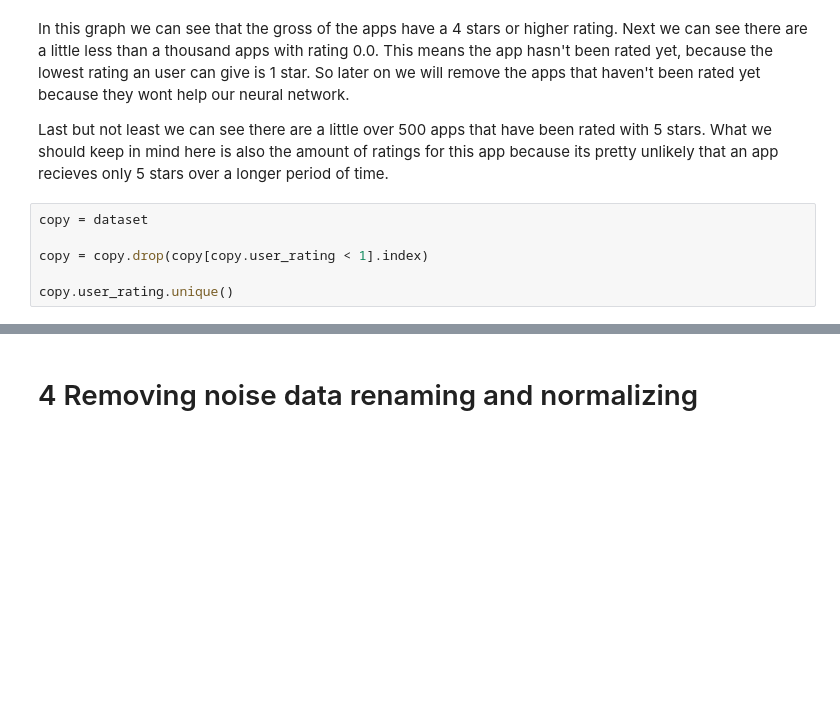
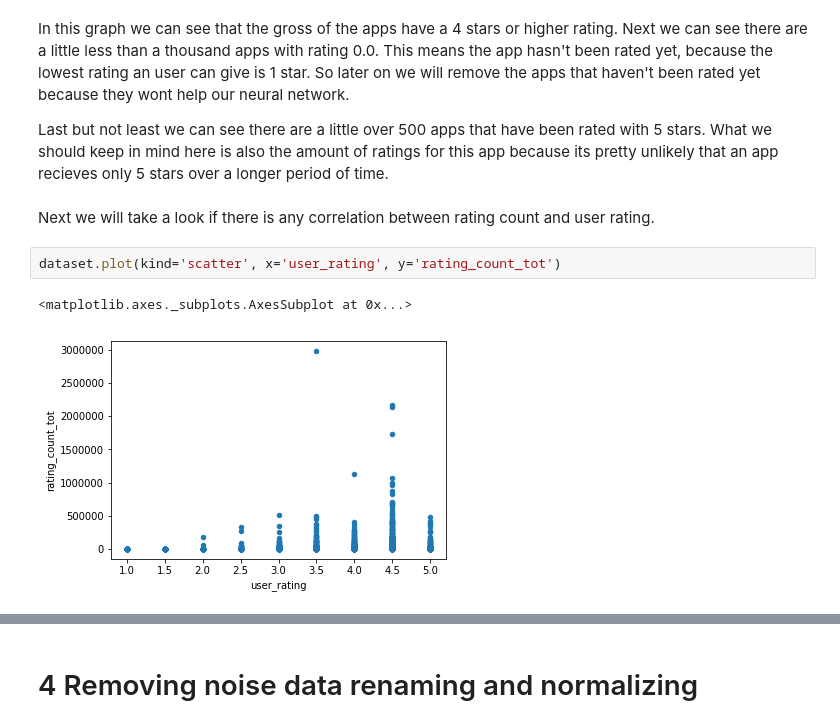
Before and after one commit to CezanvM/MachineLearning, a Jupyter notebook: src/Main.ipynb, the cells around one changed output, grey strips where cells are left out. Cells and saved outputs as stored; diff of their text form; blank space fills up the shorter version.

Commit message:
Added more data visualization

```diff
--- a/src/Main.ipynb
+++ b/src/Main.ipynb
@@ -174,9 +172,10 @@ This means the app hasn't been rated yet, because the lowest rating an user can
 So later on we will remove the apps that haven't been rated yet because they wont help our neural network.
 
 Last but not least we can see there are a little over 500 apps that have been rated with 5 stars. What we should keep in mind here is also the amount of ratings for this app because its pretty unlikely that an app recieves only 5 stars over a longer period of time.
-# %%
-copy = dataset
-
-copy = copy.drop(copy[copy.user_rating < 1].index)
-
-copy.user_rating.unique()
+# %% [markdown]
+Next we will take a look if there is any correlation between rating count and user rating.
+# %%
+dataset.plot(kind='scatter', x='user_rating', y='rating_count_tot')
+# %% [output]
+<matplotlib.axes._subplots.AxesSubplot at 0x...>
+[figure, added]
```
Also changed, not shown: parts of 6 cells of this notebook, 1 other file.
